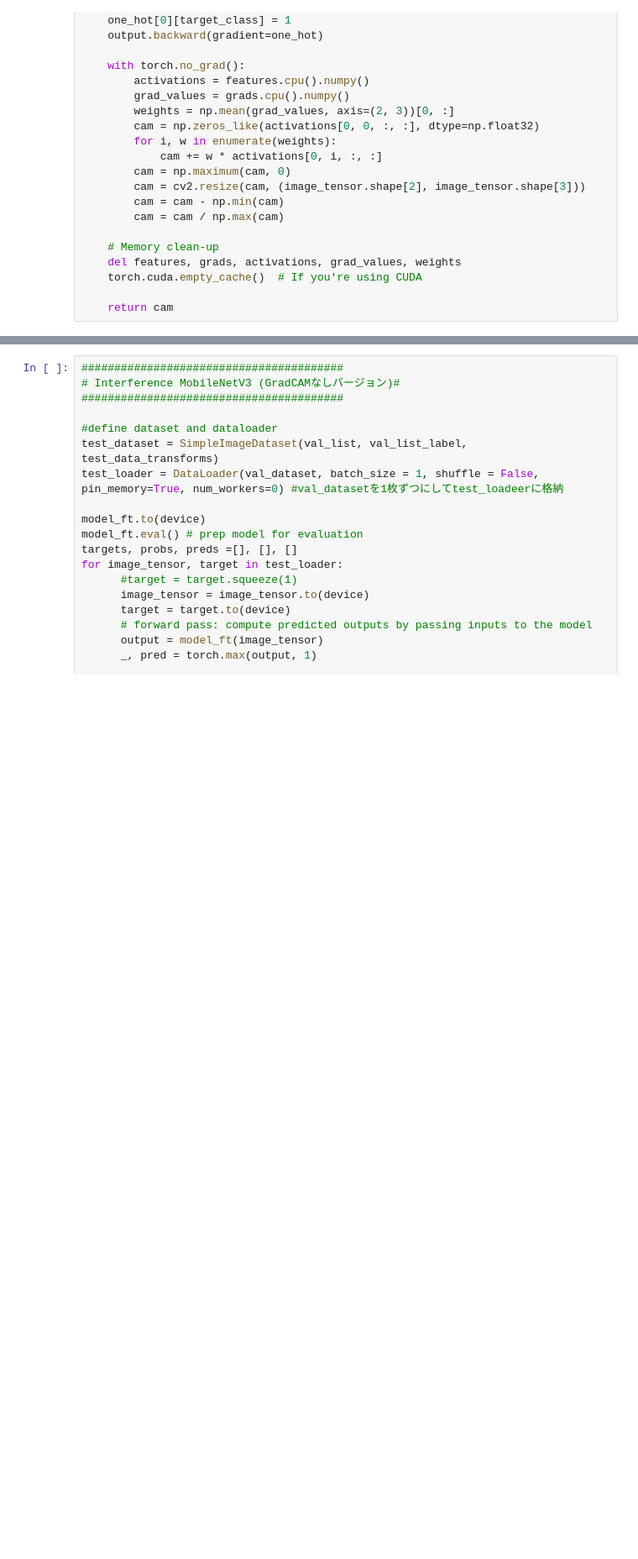
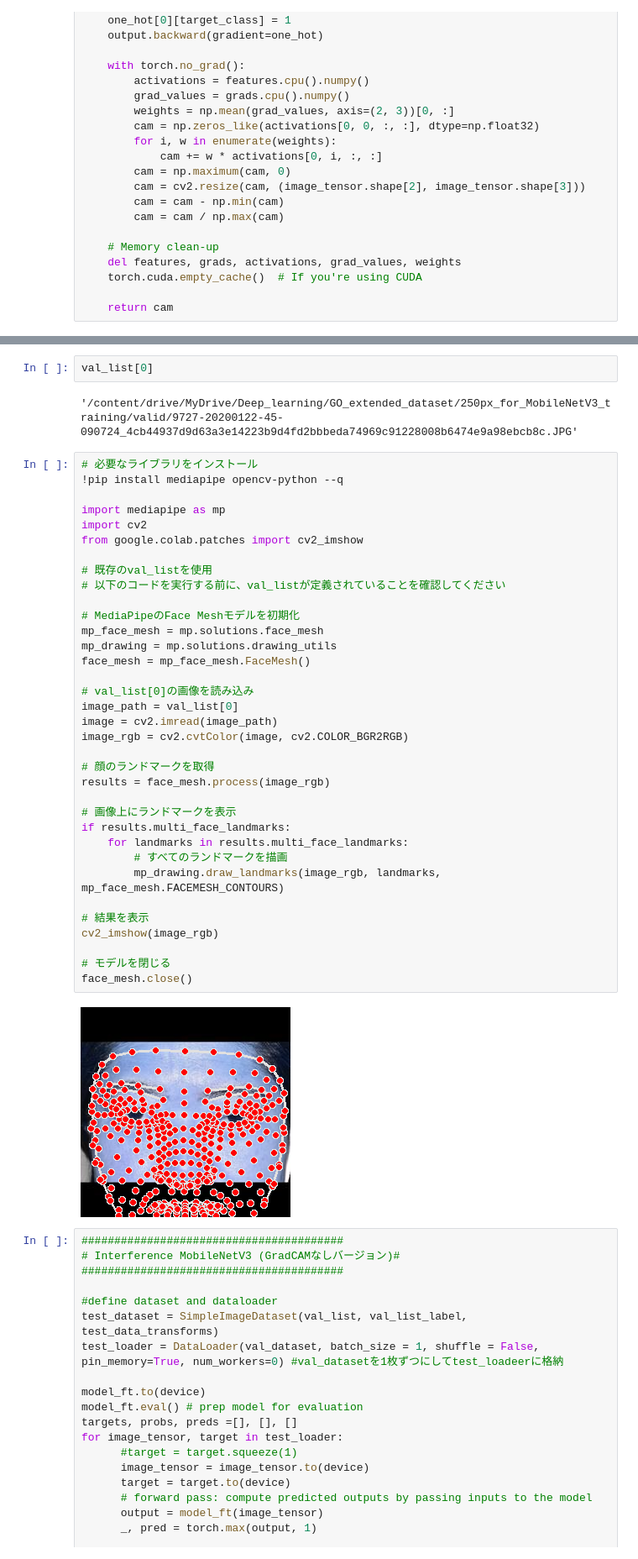
Before and after one commit to ykitaguchi77/GravCont_classification_2, a Jupyter notebook: Extend_dataset_CNN_chizai.ipynb, the cells around one changed output, grey strips where cells are left out. Shown at 84% size. Saved outputs shown, nothing was run; the diff lists cells and outputs as text; blank space fills up the shorter version.

Commit message:
Colaboratory を使用して作成しました

```diff
--- a/Extend_dataset_CNN_chizai.ipynb
+++ b/Extend_dataset_CNN_chizai.ipynb
@@ -935,3 +1033,44 @@ print(f"misclassified_indices: {misclassified_indices}")
+# %%
+val_list[0]
+# %% [output]
+'/content/drive/MyDrive/Deep_learning/GO_extended_dataset/250px_for_MobileNetV3_training/valid/9727-20200122-45-090724_4cb44937d9d63a3e14223b9d4fd2bbbeda74969c91228008b6474e9a98ebcb8c.JPG'
+# %%
+# 必要なライブラリをインストール
+!pip install mediapipe opencv-python --q
+
+import mediapipe as mp
+import cv2
+from google.colab.patches import cv2_imshow
+
+# 既存のval_listを使用
+# 以下のコードを実行する前に、val_listが定義されていることを確認してください
+
+# MediaPipeのFace Meshモデルを初期化
+mp_face_mesh = mp.solutions.face_mesh
+mp_drawing = mp.solutions.drawing_utils
+face_mesh = mp_face_mesh.FaceMesh()
+
+# val_list[0]の画像を読み込み
+image_path = val_list[0]
+image = cv2.imread(image_path)
+image_rgb = cv2.cvtColor(image, cv2.COLOR_BGR2RGB)
+
+# 顔のランドマークを取得
+results = face_mesh.process(image_rgb)
+
+# 画像上にランドマークを表示
+if results.multi_face_landmarks:
+    for landmarks in results.multi_face_landmarks:
+        # すべてのランドマークを描画
+        mp_drawing.draw_landmarks(image_rgb, landmarks, mp_face_mesh.FACEMESH_CONTOURS)
+
+# 結果を表示
+cv2_imshow(image_rgb)
+
+# モデルを閉じる
+face_mesh.close()
+# %% [output]
+[figure, added]
 # %%
 ########################################
 # Interference MobileNetV3 (GradCAMなしバージョン)#
```
Also changed, not shown: parts of 3 cells of this notebook.
